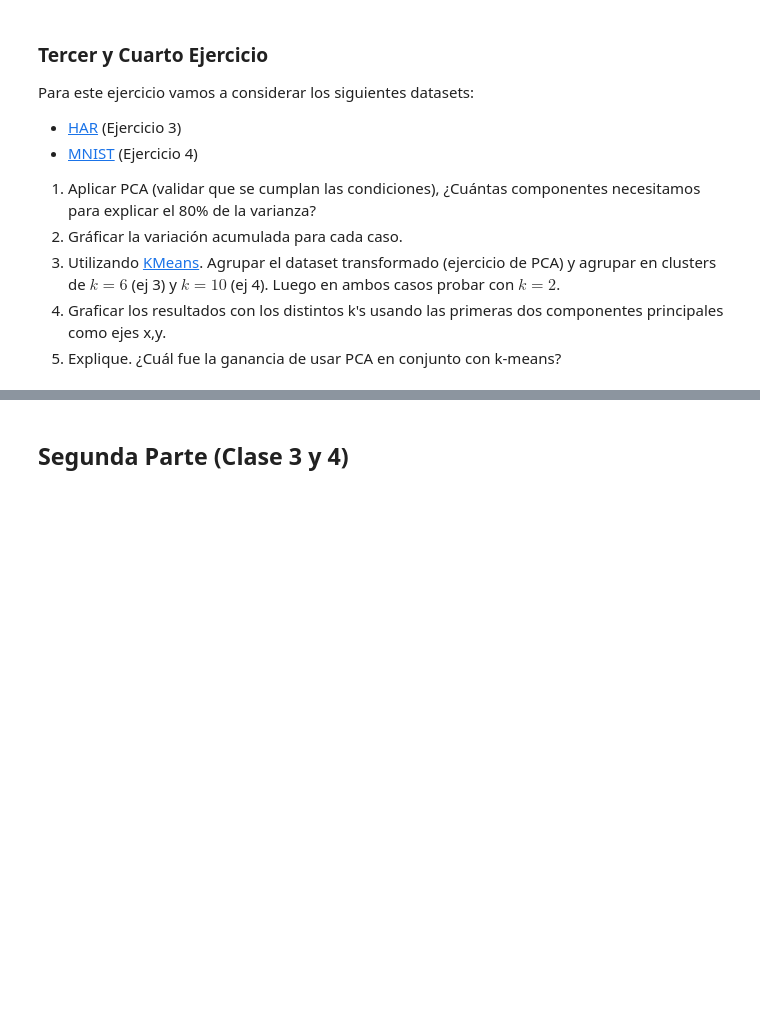
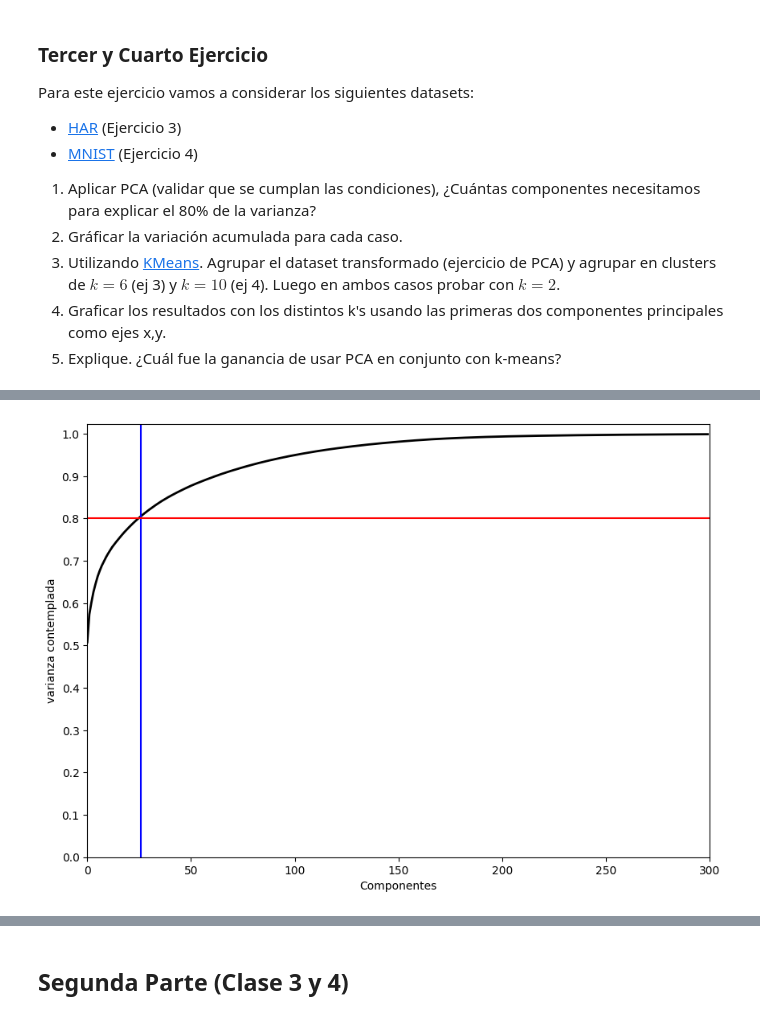
Before and after one commit to erikhromek/intro_ia, a Jupyter notebook: tp_integrador_enunciado/tp_integrador.ipynb, the cells around one changed output, grey strips where cells are left out. Saved outputs shown, nothing was run; the diff lists cells and outputs as text; code cells hidden in the pictures; blank space fills up the shorter version.

```diff
--- a/tp_integrador_enunciado/tp_integrador.ipynb
+++ b/tp_integrador_enunciado/tp_integrador.ipynb
@@ -138,3 +155,98 @@ Para este ejercicio vamos a considerar los siguientes datasets:
 3. Utilizando [KMeans](https://scikit-learn.org/stable/modules/generated/sklearn.cluster.KMeans.html). Agrupar el dataset transformado (ejercicio de PCA) y agrupar en clusters de $k=6$ (ej 3) y $k=10$ (ej 4). Luego en ambos casos probar con $k=2$.
 4. Graficar los resultados con los distintos k's usando las primeras dos componentes principales como ejes x,y.
 5. Explique. ¿Cuál fue la ganancia de usar PCA en conjunto con k-means?
+# %%
+import os
+import numpy as np
+import pandas as pd
+import seaborn as sns
+from sklearn.cluster import KMeans
+from sklearn.decomposition import PCA
+from sklearn.preprocessing import StandardScaler
+
+%matplotlib inline
+from matplotlib import pyplot as plt
+plt.rcParams['figure.figsize'] = (12, 9)
+plt.rcParams['font.family'] = 'DejaVu Sans'
+
+# Dataset HAR
+# No lo subo al repositorio por el peso que ocupa
+X_tr = np.loadtxt("data/HAR_Dataset/train/X_train.txt")
+y_tr = np.loadtxt("data/HAR_Dataset/train/y_train.txt").astype(int)
+
+
+# Cantidad de variables por entrada para dataset 1 (HAR)
+print(X_tr.shape) # 561
+
+# Estandarizamos
+scaler = StandardScaler() # clase para estandarizar removiendo la media
+X_scaled = scaler.fit_transform(X_tr)
+
+# Aplicamos PCA
+# Resulta un poco engorroso ver gráficamente como se relacionan las variables (hay más de 500), entonces planteamos reducir
+# La cantidad de dimensiones pero conservando la mayor varianza entre ellas
+
+# Indicamos que queremos al menos conservar la cantidad de features tal que tengamos el 80% de la varianza contemplada
+pca = PCA(n_components=0.8).fit(X_scaled)
+
+# Esto debe devolvernos una matriz con la misma cantidad de filas que la X_tr, pero con menor columnas (features o variables)
+X_pca = pca.transform(X_scaled)
+
+print(X_pca.shape) # Nos da 26
+
+# Grafiquemos usando explained_variance_ratio como sube la varianza contemplada a medida que voy sumando componentes
+# Voy a armar nuevamente PCA pero pidiendo poner más componentes (ya los componentes posterior al 150 casi no suman)
+
+pca_graph = PCA(n_components=300).fit(X_scaled)
+
+plt.figure(figsize=(10,7))
+plt.plot(np.cumsum(pca_graph.explained_variance_ratio_), color='k', lw=2)
+plt.xlabel('Componentes')
+plt.ylabel('varianza contemplada')
+plt.xlim(0, 300)
+plt.yticks(np.arange(0, 1.1, 0.1))
+plt.axvline(26, c='b')
+plt.axhline(0.8, c='r')
+plt.show();
+
+# Voy a usar KMean para clusterizar, usando 6 grupos, 100 es la cantidad de veces que va a correr el algortimo usando diferentes puntos de partida
+kmeans = KMeans(n_clusters=6, n_init=100)
+kmeans.fit(X_pca)
+cluster_labels = kmeans.labels_
+# Graficamos los componentes - clusters id
+plt.figure(figsize=(12,10))
+plt.scatter(X_pca[:, 0], X_pca[:, 1], c=cluster_labels, edgecolor='none', alpha=0.7, s=40, cmap=plt.cm.get_cmap('nipy_spectral', 6))
+plt.rcParams['axes.grid'] = False
+plt.colorbar()
+plt.title('HAR - PCA projection 2D');
+
+# Voy a usar KMean de nuevo, usando 3 grupos
+kmeans = KMeans(n_clusters=3, n_init=100)
+kmeans.fit(X_pca)
+cluster_labels = kmeans.labels_
+# Graficamos los componentes - clusters id
+plt.figure(figsize=(12,10))
+plt.scatter(X_pca[:, 0], X_pca[:, 1], c=cluster_labels, edgecolor='none', alpha=0.7, s=40, cmap=plt.cm.get_cmap('nipy_spectral', 3))
+plt.rcParams['axes.grid'] = False
+plt.colorbar()
+
+# En este caso, tiene más sentido el resultado, ya que está mejor "clusterizado" o agrupado, todas maneras para los clusters de la derecha, resulta dificil donde cae un punto arbitrario
+plt.title('HAR - PCA projection 2D');
+
+# Por último, podemos probar tratando de dividir en 2 clusters
+
+# KMean de nuevo, indicando 2 clusters
+kmeans = KMeans(n_clusters=2, n_init=100)
+kmeans.fit(X_pca)
+cluster_labels = kmeans.labels_
+# Graficamos los componentes - clusters id
+plt.figure(figsize=(12,10))
+plt.scatter(X_pca[:, 0], X_pca[:, 1], c=cluster_labels, edgecolor='none', alpha=0.7, s=40, cmap=plt.cm.get_cmap('nipy_spectral', 2))
+plt.rcParams['axes.grid'] = False
+plt.colorbar()
+plt.title('HAR - PCA projection 2D');
+
+# En relación al uso de PCA antes de KMeans, entendemos que permite:
+# 1) reducir la complejidad computacional
+# 2) eliminar componentes que no aportan mucho a la composición de los datos -> ayuda por lo tanto a la "visualización" o comprensión de la naturaleza del problema
+# %% [output]
@@ -140,0 +255 @@ Para este ejercicio vamos a considerar los siguientes datasets:
+[figure, added]
```
Also changed, not shown: parts of 3 cells of this notebook, 3 other files.
